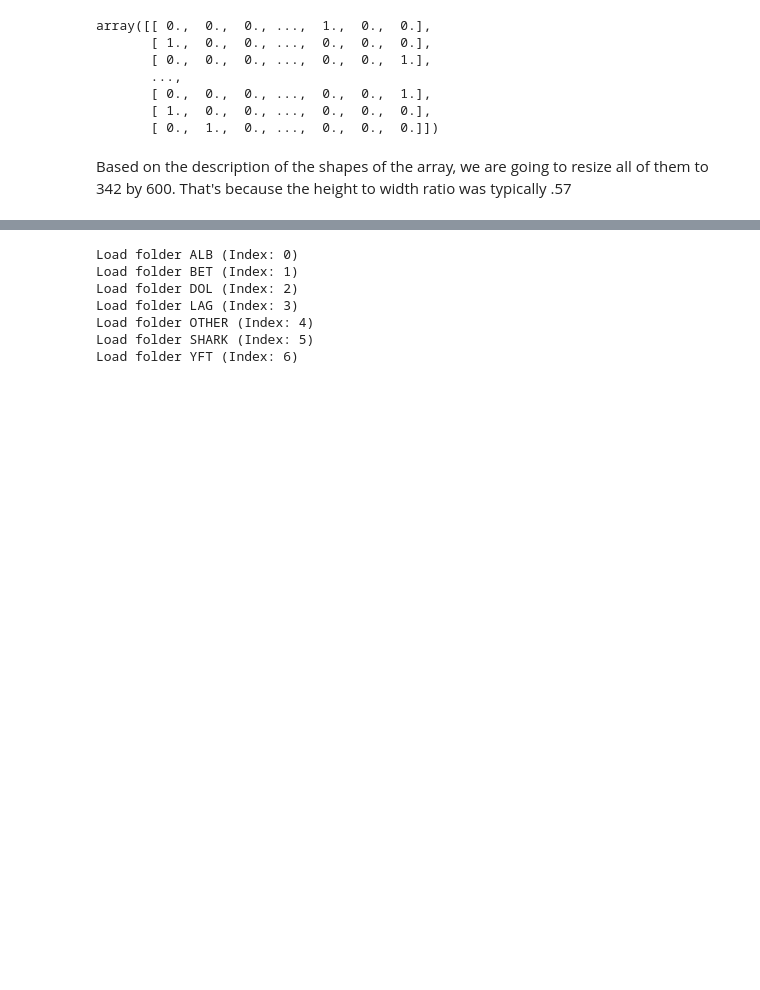
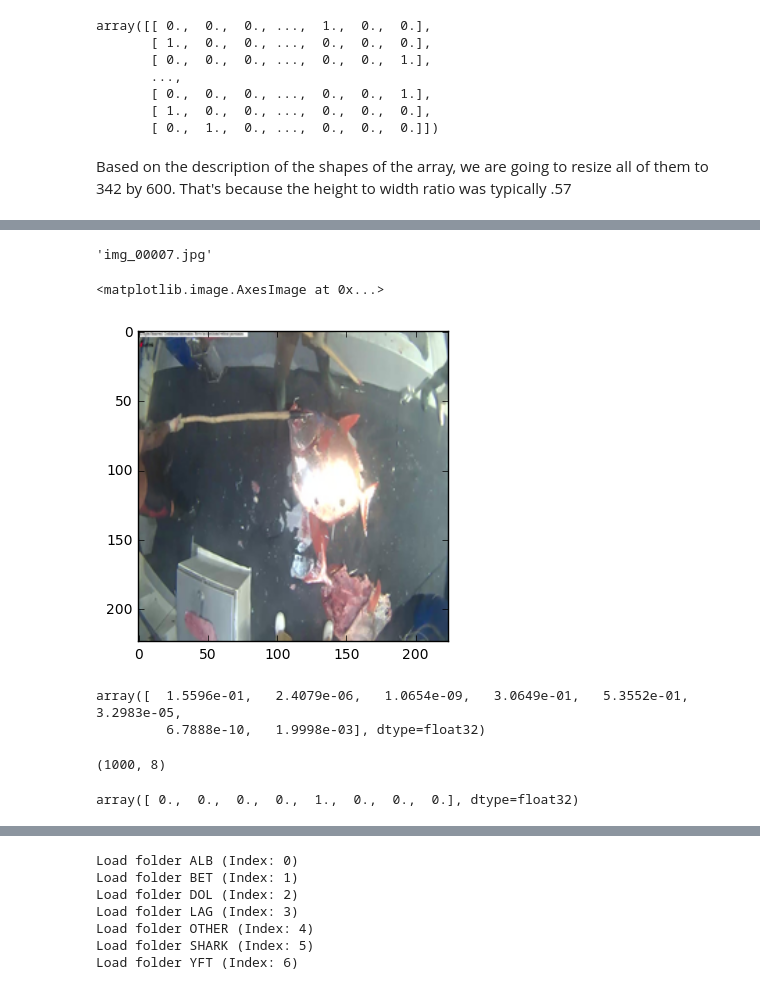
Before and after one commit to jpatdalton/fish, a Jupyter notebook: scripts/starter.ipynb, the cells around one changed output, grey strips where cells are left out. Drawn from its saved outputs; the diff is of its cells as text; code cells hidden in the pictures; blank space fills up the shorter version.

```diff
--- a/scripts/starter.ipynb
+++ b/scripts/starter.ipynb
@@ -177,6 +179,6 @@ array([[ 0.,  0.,  0., ...,  1.,  0.,  0.],
 # %% [markdown]
 Based on the description of the shapes of the array, we are going to resize all of them to 342 by 600.  That's because the height to width ratio was typically .57
 # %%
-model.fit(X, Y, nb_epoch=1, shuffle=True, batch_size=64, verbose=1, callbacks=[], validation_split=.08)
+hist = model.fit(X, Y, nb_epoch=3, shuffle=True, batch_size=64, verbose=1, callbacks=[], validation_split=.08)
 # %% [output]
 Train on 3474 samples, validate on 303 samples
@@ -194,0 +225,9 @@ array([[ 0.,  0.,  0.,  1.,  0.,  0.],
+# %%
+ids[1]
+# %% [output]
+'img_00007.jpg'
+# %%
+plt.imshow(X[5].reshape((224,224,3)))
+# %% [output]
+<matplotlib.image.AxesImage at 0x...>
+[figure, added]
@@ -194,0 +236,9 @@ array([[ 0.,  0.,  0.,  1.,  0.,  0.],
+# %%
+preds[1]
+# %% [output]
+array([  1.5596e-01,   2.4079e-06,   1.0654e-09,   3.0649e-01,   5.3552e-01,   3.2983e-05,
+         6.7888e-10,   1.9998e-03], dtype=float32)
+# %%
+preds.shape
+# %% [output]
+(1000, 8)
@@ -194,0 +247,4 @@ array([[ 0.,  0.,  0.,  1.,  0.,  0.],
+# %%
+preds_r[0]
+# %% [output]
+array([ 0.,  0.,  0.,  0.,  1.,  0.,  0.,  0.], dtype=float32)
```
Also changed, not shown: parts of 24 cells of this notebook.
